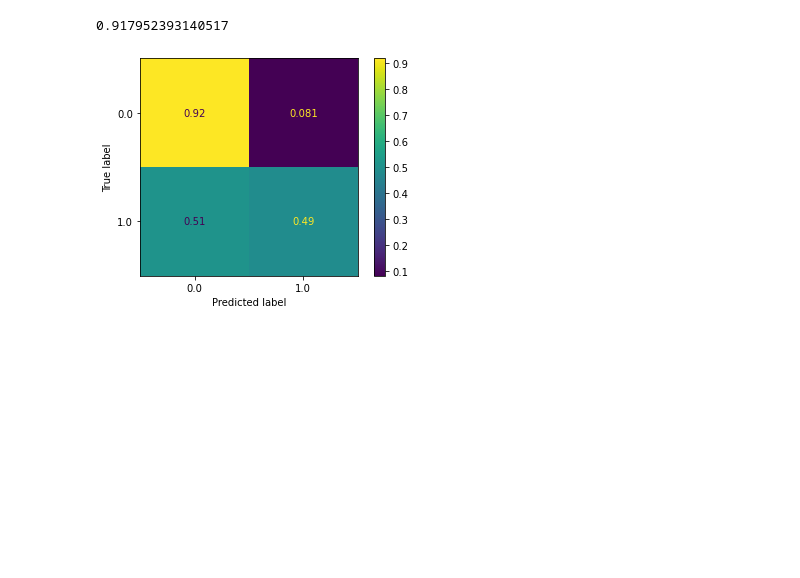
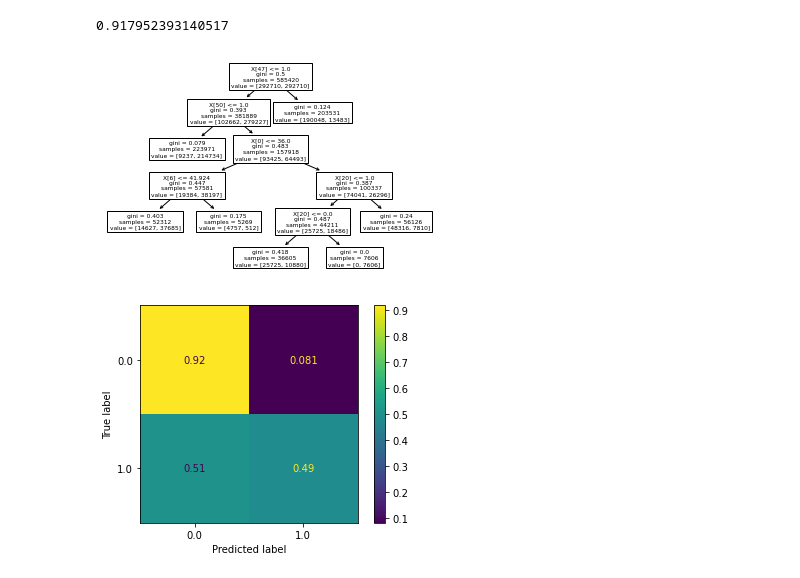
Before and after one commit to meowkaiser/Chicago_Car_Crashes_Project, a Jupyter notebook: data_modeling.ipynb, the cells around one changed output. Cells and saved outputs as stored; diff of their text form; code cells hidden in the pictures; blank space fills up the shorter version.

Commit message:
add image

```diff
--- a/data_modeling.ipynb
+++ b/data_modeling.ipynb
@@ -132,6 +133,11 @@ tree_grid_search.best_estimator_.score(X_test_clean, y_test)
 best_tree = tree_grid_search.best_estimator_
 # %%
 tree_test_preds = best_tree.predict(X_test_clean)
+# %%
+plot_tree(best_tree)
+plt.savefig('images/decision_tree.png');
+# %% [output]
+[figure, added]
 # %%
 plot_confusion_matrix(best_tree, X_test_clean, y_test, normalize='true')
 plt.savefig('images/tree_conf_matrix.png');
```
Also changed, not shown: parts of 1 cell of this notebook, 2 other files.
